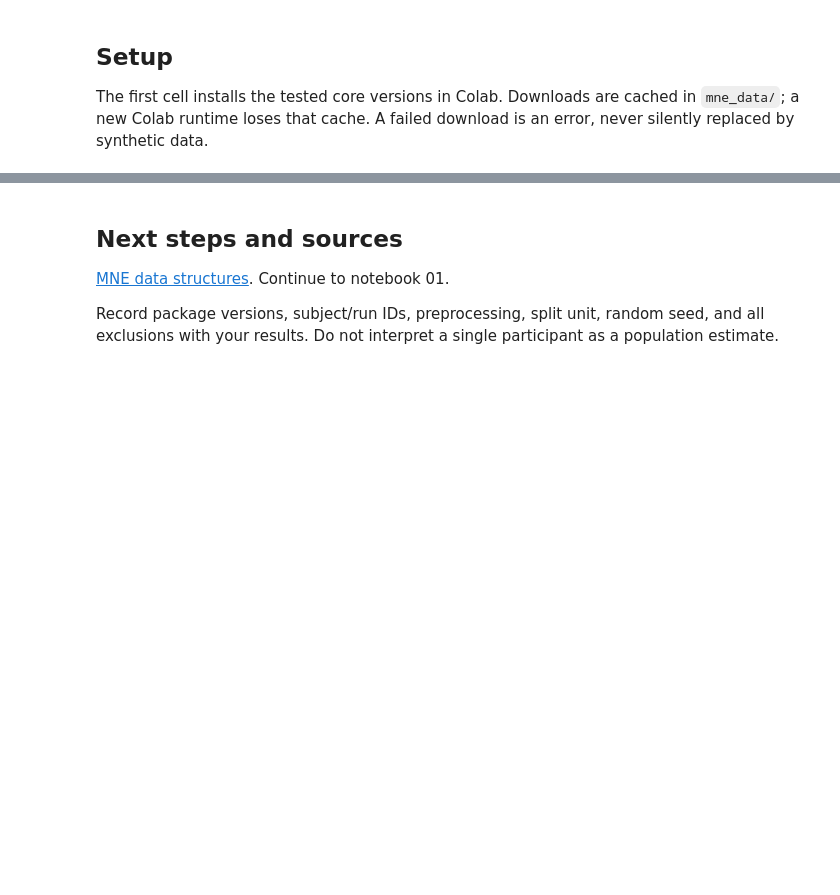
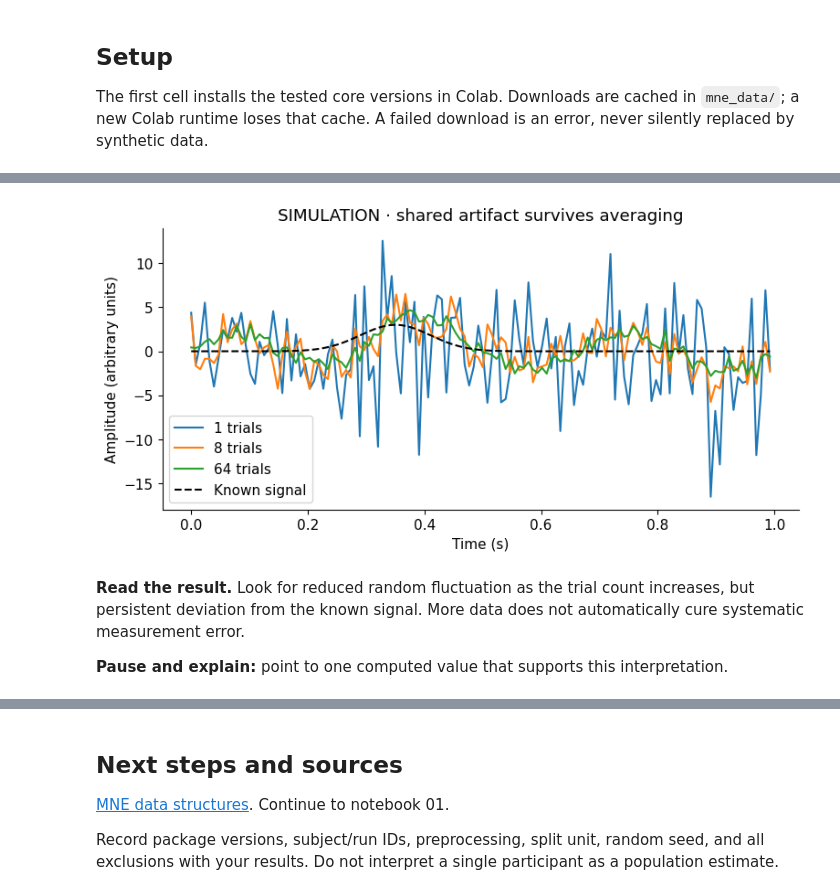
Before and after one commit to berdakh/ROBT613-BCI-Workshop, a Jupyter notebook: notebooks/00_start_here.ipynb, the cells around one changed output, grey strips where cells are left out. Saved outputs shown, nothing was run; the diff lists cells and outputs as text; code cells hidden in the pictures; blank space fills up the shorter version.

```diff
--- a/notebooks/00_start_here.ipynb
+++ b/notebooks/00_start_here.ipynb
@@ -47,0 +158,17 @@ Dataset cache: ./mne_data
+# %%
+demo_t=np.linspace(0,1,128,endpoint=False)
+demo_signal=3*np.exp(-.5*((demo_t-.35)/.06)**2)
+demo_trials=demo_signal+rng.normal(0,5,(128,128))
+shared_artifact=2*np.sin(2*np.pi*3*demo_t)
+fig,ax=plt.subplots()
+for count in [1,8,64]:
+    ax.plot(demo_t,demo_trials[:count].mean(0)+shared_artifact,label=f'{count} trials')
+ax.plot(demo_t,demo_signal,'k--',label='Known signal')
+ax.set(xlabel='Time (s)',ylabel='Amplitude (arbitrary units)',title='SIMULATION · shared artifact survives averaging')
+ax.legend();plt.show()
+# %% [output]
+[figure, added]
+# %% [markdown]
+**Read the result.** Look for reduced random fluctuation as the trial count increases, but persistent deviation from the known signal. More data does not automatically cure systematic measurement error.
+
+**Pause and explain:** point to one computed value that supports this interpretation.
```
Also changed, not shown: parts of 43 cells of this notebook, 15 other files.
